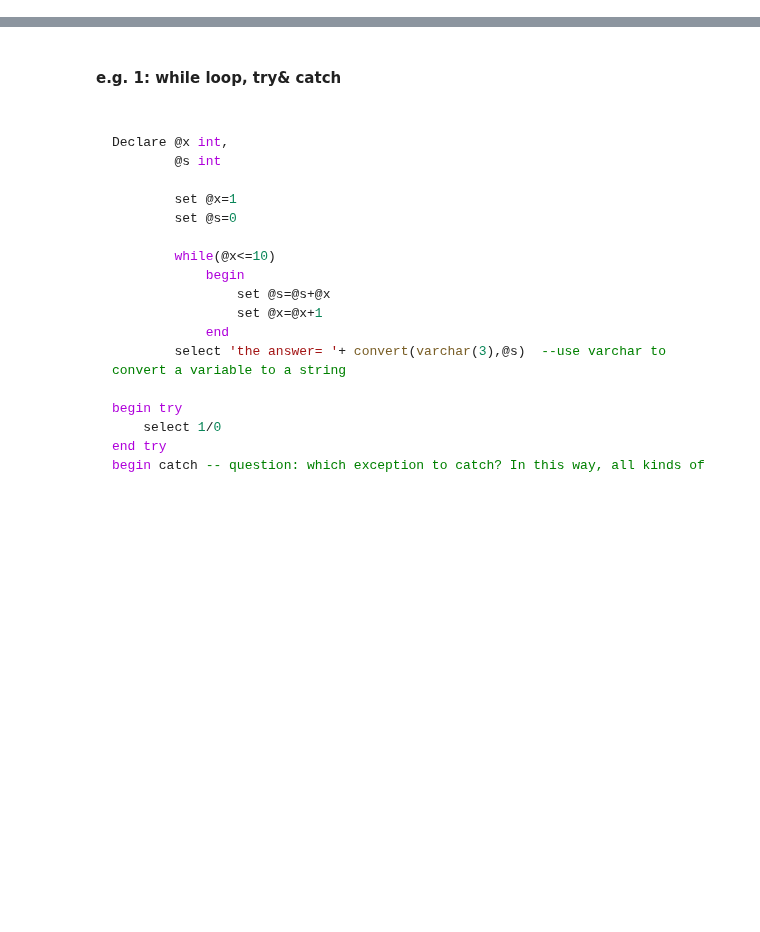
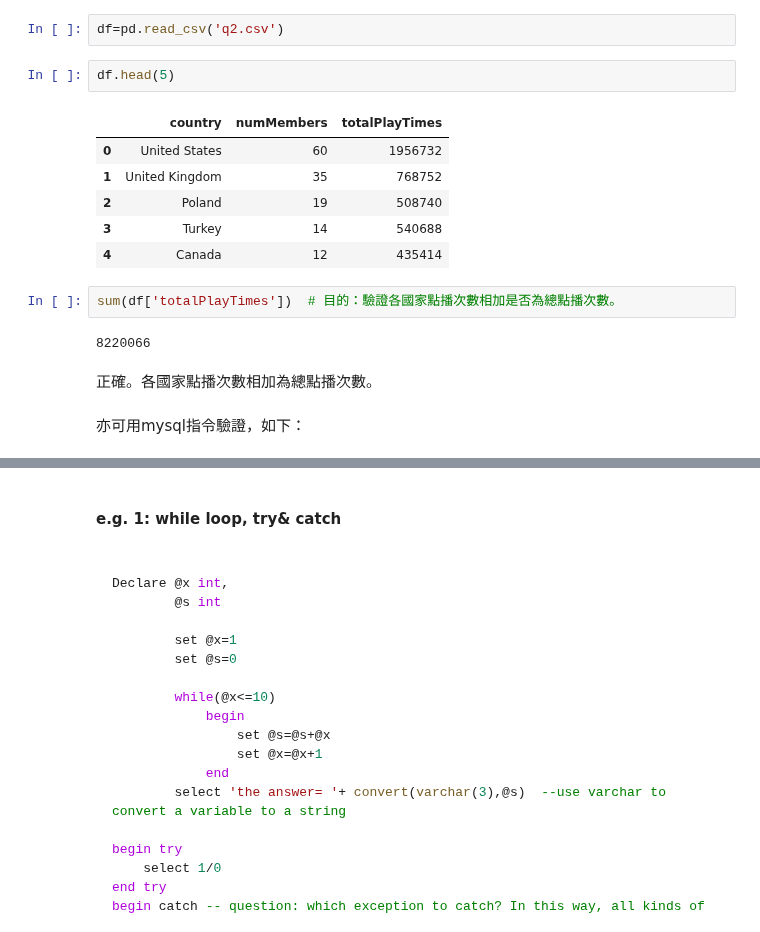
Before and after one commit to ScarletMcLearn/Notebooks, a Jupyter notebook: SQL_Basics.ipynb, the cells around one changed output, grey strips where cells are left out. Saved outputs shown, nothing was run; the diff lists cells and outputs as text; blank space fills up the shorter version.

```diff
--- a/SQL_Basics.ipynb
+++ b/SQL_Basics.ipynb
@@ -2,0 +105,19 @@
+# %%
+df=pd.read_csv('q2.csv')
+# %%
+df.head(5)
+# %% [output]
+|  | country | numMembers | totalPlayTimes |
+| 0 | United States | 60 | 1956732 |
+| 1 | United Kingdom | 35 | 768752 |
+| 2 | Poland | 19 | 508740 |
+| 3 | Turkey | 14 | 540688 |
+| 4 | Canada | 12 | 435414 |
+# %%
+sum(df['totalPlayTimes'])  # 目的：驗證各國家點播次數相加是否為總點播次數。
+# %% [output]
+8220066
+# %% [markdown]
+正確。各國家點播次數相加為總點播次數。
+# %% [markdown]
+亦可用mysql指令驗證，如下：
```
Also changed, not shown: parts of 45 cells of this notebook.
